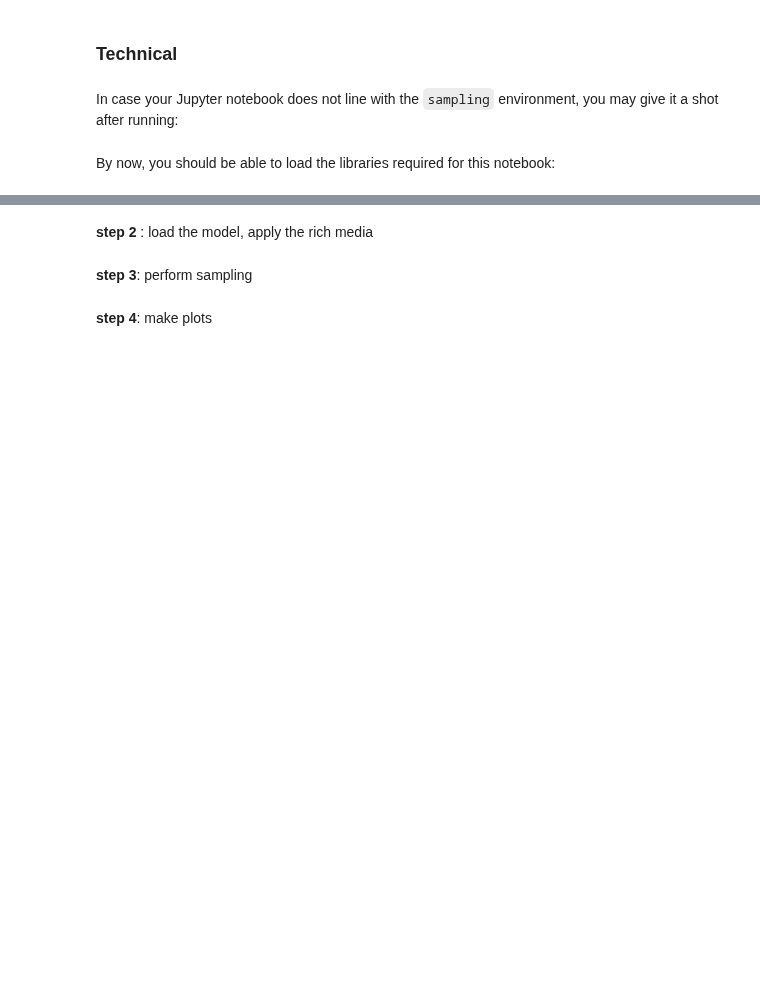
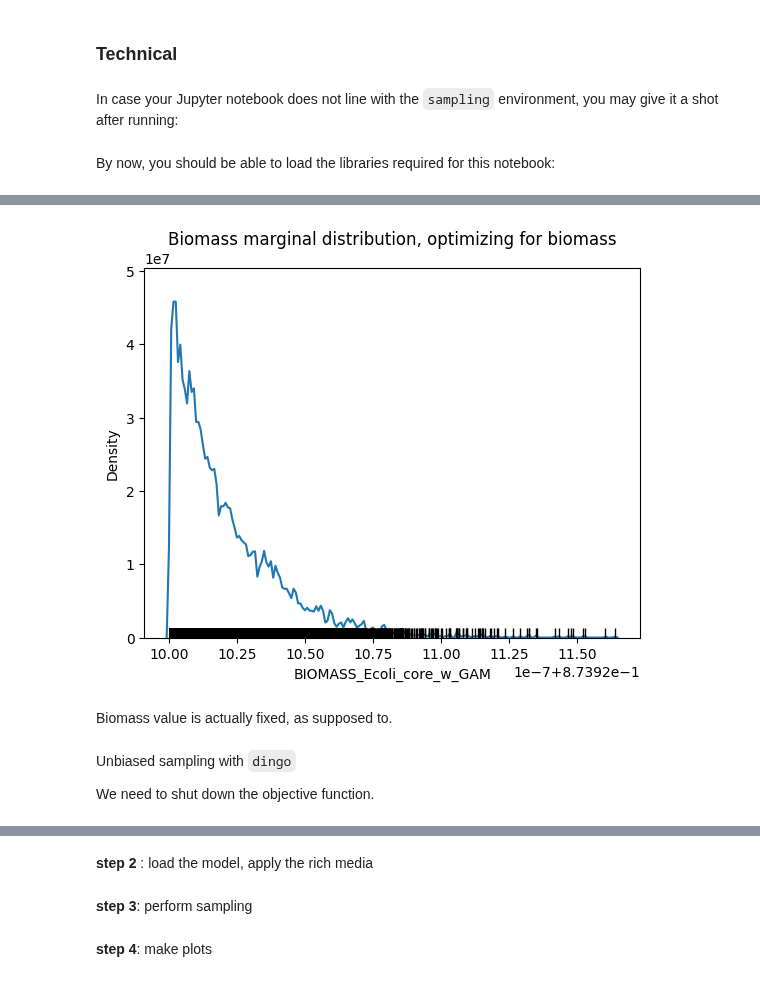
Before and after one commit to hariszaf/metabolic_toy_model, a Jupyter notebook: flux_sampling.ipynb, the cells around one changed output, grey strips where cells are left out. Cells and saved outputs as stored; diff of their text form; code cells hidden in the pictures; blank space fills up the shorter version.

```diff
--- a/flux_sampling.ipynb
+++ b/flux_sampling.ipynb
@@ -314,0 +391,9 @@ import matplotlib.pyplot as plt
+# %%
+sns.kdeplot(data, bw_adjust=0.1)
+sns.rugplot(data, color="black")
+plt.title("Biomass marginal distribution, optimizing for biomass")
+plt.show()
+# %% [output]
+[figure, added]
+# %% [markdown]
+Biomass value is actually fixed, as supposed to.
@@ -314,0 +402,4 @@ import matplotlib.pyplot as plt
+# %% [markdown]
+Unbiased sampling with `dingo`
+
+We need to shut down the objective function.
```
Also changed, not shown: parts of 117 cells of this notebook, 2 other files.
